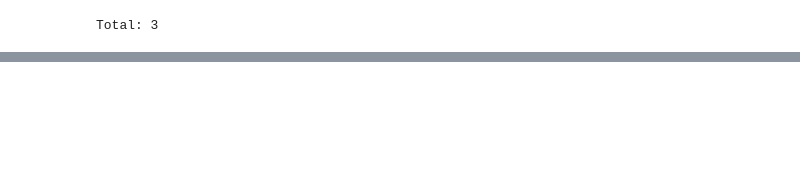
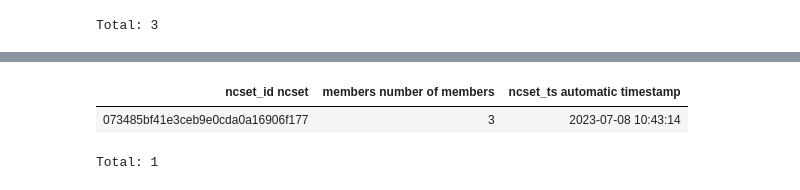
Before and after one commit to cajal/djutils, a Jupyter notebook: tutorials/3) Sets and Lists.ipynb, the cells around one changed output, grey strips where cells are left out. Drawn from its saved outputs; the diff is of its cells as text; code cells hidden in the pictures; blank space fills up the shorter version.

```diff
--- a/tutorials/3) Sets and Lists.ipynb
+++ b/tutorials/3) Sets and Lists.ipynb
@@ -230 +271,14 @@ NeuronCompartmentList.Note & key
 Total: 1
+# %%
+row = NeuronCompartmentList.get(
+    [
+        'neuron_id=1 and compartment="axon"',
+        'neuron_id=0 and compartment="axon"',
+        'neuron_id=2 and compartment="axon"',
+    ]
+)
+row
+# %% [output]
+| ncset_id ncset | members number of members | ncset_ts automatic timestamp |
+| 073485bf41e3ceb9e0cda0a16906f177 | 3 | 2023-07-08 10:43:14 |
+Total: 1
```
Also changed, not shown: parts of 20 cells of this notebook.
